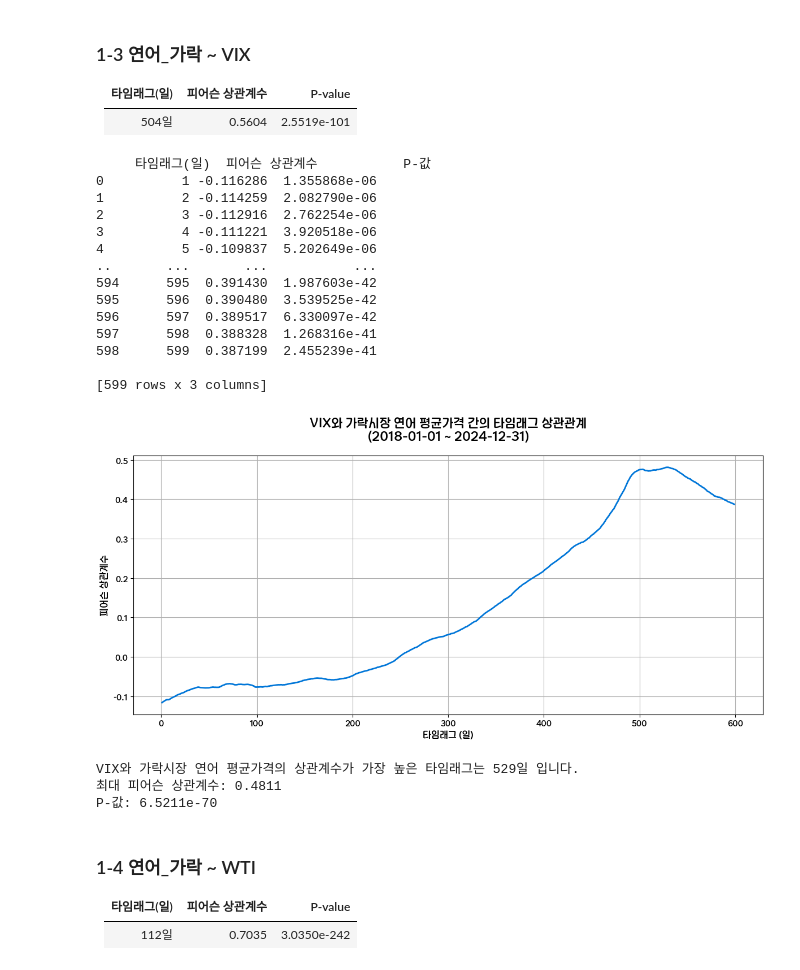
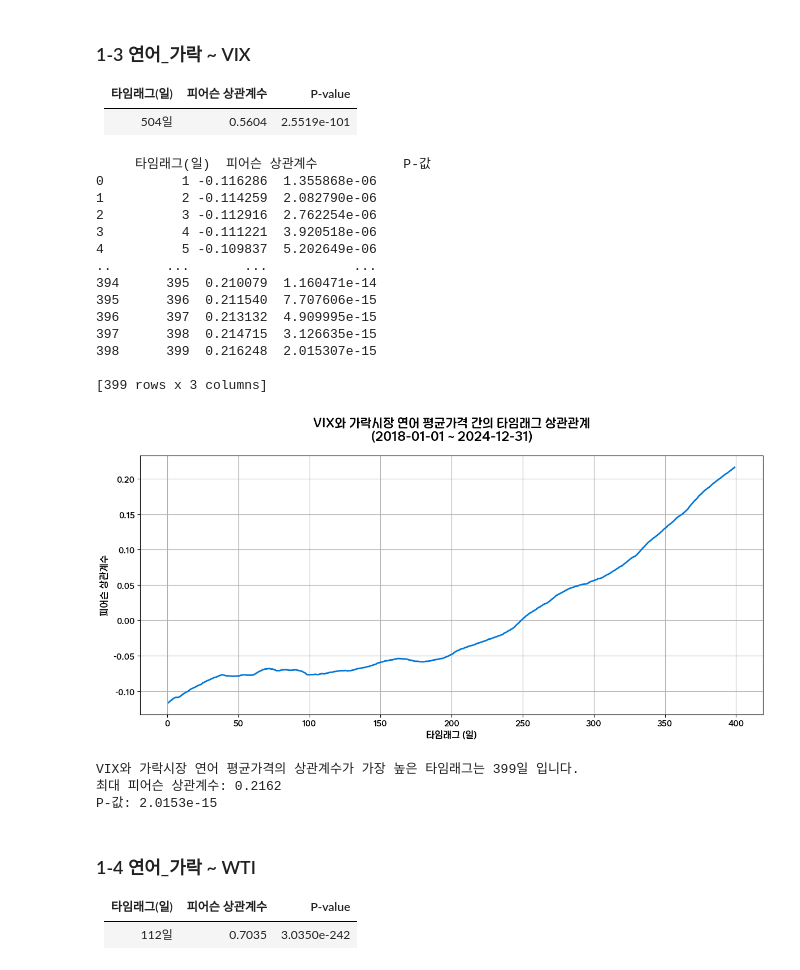
Before and after one commit to vhf1030/Pisces, a Jupyter notebook: notebooks/타임래그_분석/변수별_타임래그_연어.ipynb, the cells around one changed output. Cells and saved outputs as stored; diff of their text form; code cells hidden in the pictures.

```diff
--- a/notebooks/타임래그_분석/변수별_타임래그_연어.ipynb
+++ b/notebooks/타임래그_분석/변수별_타임래그_연어.ipynb
@@ -1322,7 +1322,7 @@ df_salmon = df_price[
 df_merged = pd.merge(df_salmon, df_economy, left_on='priceDate', right_on='날짜', how='inner')
 
 # 타임래그 리스트
-time_lags = range(1, 600)
+time_lags = range(1, 400)
 
 # 결과 저장 리스트
 correlations = []
@@ -1361,43 +1361,43 @@ plt.plot(result_df['타임래그(일)'], result_df['피어슨 상관계수'],
          )
 plt.title(f'VIX와 가락시장 연어 평균가격 간의 타임래그 상관관계\n({start_date} ~ {end_date})',
          fontsize=16,        # 타이틀 크기
          pad=20,            # 타이틀과 그래프 사이 여백
          fontweight='bold'  # 글씨 굵기
         )
 plt.xlabel('타임래그 (일)', fontsize=12)
 plt.ylabel('피어슨 상관계수', fontsize=12)
 plt.grid(True)
 plt.tight_layout()
 # plt.savefig('vix_salmon_correlation_plot.png')
 plt.show()
 
 # 상관계수가 가장 높은 타임래그 확인
 max_correlation = result_df['피어슨 상관계수'].max()
 max_lag = result_df.loc[result_df['피어슨 상관계수'] == max_correlation, '타임래그(일)'].values[0]
 max_pvalue = result_df.loc[result_df['피어슨 상관계수'] == max_correlation, 'P-값'].values[0]
 
 print(f'VIX와 가락시장 연어 평균가격의 상관계수가 가장 높은 타임래그는 {max_lag}일 입니다.')
 print(f'최대 피어슨 상관계수: {max_correlation:.4f}')
 print(f'P-값: {max_pvalue:.4e}')
 # %% [output]
      타임래그(일)  피어슨 상관계수           P-값
 0          1 -0.116286  1.355868e-06
 1          2 -0.114259  2.082790e-06
 2          3 -0.112916  2.762254e-06
 3          4 -0.111221  3.920518e-06
 4          5 -0.109837  5.202649e-06
 ..       ...       ...           ...
-594      595  0.391430  1.987603e-42
-595      596  0.390480  3.539525e-42
-596      597  0.389517  6.330097e-42
-597      598  0.388328  1.268316e-41
-598      599  0.387199  2.455239e-41
+394      395  0.210079  1.160471e-14
+395      396  0.211540  7.707606e-15
+396      397  0.213132  4.909995e-15
+397      398  0.214715  3.126635e-15
+398      399  0.216248  2.015307e-15
 
-[599 rows x 3 columns]
+[399 rows x 3 columns]
-[figure, old version]
+[figure, new version]
-VIX와 가락시장 연어 평균가격의 상관계수가 가장 높은 타임래그는 529일 입니다.
-최대 피어슨 상관계수: 0.4811
-P-값: 6.5211e-70
+VIX와 가락시장 연어 평균가격의 상관계수가 가장 높은 타임래그는 399일 입니다.
+최대 피어슨 상관계수: 0.2162
+P-값: 2.0153e-15
 # %% [markdown]
 ### 1-4 연어_가락 ~ WTI
 
```
Also changed, not shown: parts of 2 cells of this notebook, 3 other files.
